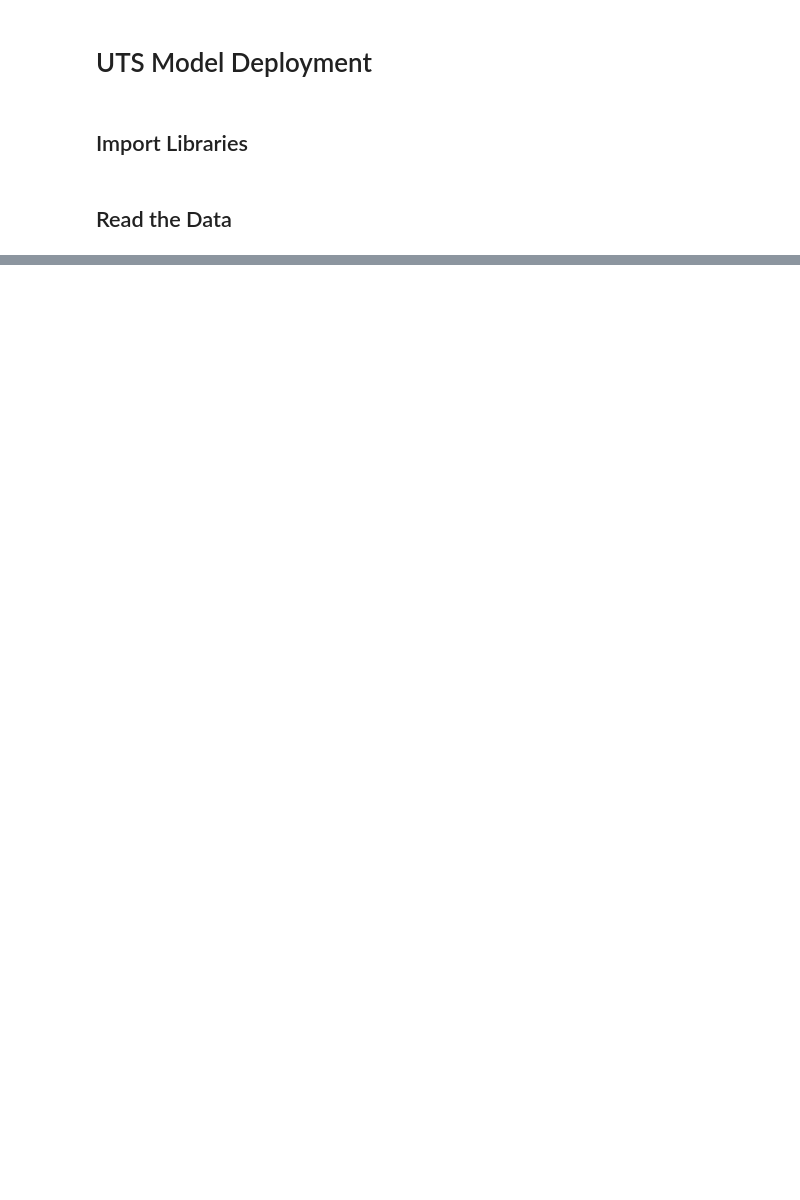
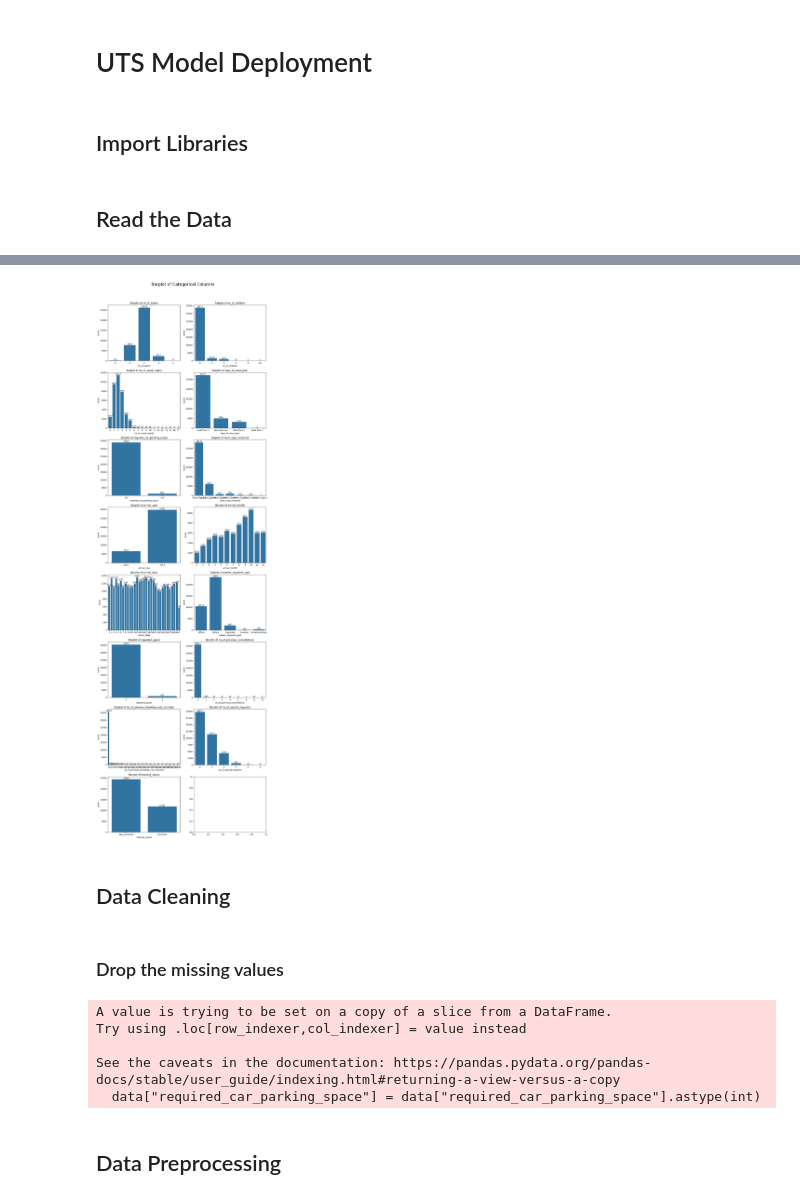
Before and after one commit to Tinnne/Hotel-Booking-Status-Prediction, a Jupyter notebook: Number1_Loan.ipynb, the cells around one changed output, grey strips where cells are left out. Cells and saved outputs as stored; diff of their text form; code cells hidden in the pictures; blank space fills up the shorter version.

```diff
--- a/Number1_Loan.ipynb
+++ b/Number1_Loan.ipynb
@@ -28,0 +193,28 @@ data
+# %%
+import matplotlib.pyplot as plt
+import seaborn as sns
+
+def cat_plot(data):
+    n = len(cat_cols)
+    fig, axes = plt.subplots(nrows=round(n / 2), ncols=2, figsize=(12, 2.5 * n))
+
+    axes = axes.flatten()
+    for i, col in enumerate(cat_cols):
+        sns.countplot(data=data, x=col, ax=axes[i])
+        axes[i].set_title(f'Barplot of {col}')
+
+        for bar in axes[i].patches:
+            height = bar.get_height()
+            axes[i].text(bar.get_x() + bar.get_width() / 2, height, f'{int(height)}', ha='center', va='bottom', fontsize=9)
+
+    fig.suptitle("Barplot of Categorical Columns", fontsize=20, y=1.02)
+    plt.tight_layout()
+    plt.show()
+# %%
+cat_plot(data)
+# %% [output]
+[figure, added]
+# %% [markdown]
+## Data Cleaning
+# %% [markdown]
+### Drop the missing values
@@ -28,0 +223,8 @@ data
+# %%
+data["required_car_parking_space"] = data["required_car_parking_space"].astype(int)
+# %% [output]
+A value is trying to be set on a copy of a slice from a DataFrame.
+Try using .loc[row_indexer,col_indexer] = value instead
+
+See the caveats in the documentation: https://pandas.pydata.org/pandas-docs/stable/user_guide/indexing.html#returning-a-view-versus-a-copy
+  data["required_car_parking_space"] = data["required_car_parking_space"].astype(int)
@@ -28,0 +236,2 @@ data
+# %% [markdown]
+## Data Preprocessing
```
Also changed, not shown: parts of 34 cells of this notebook, 1 other file.
